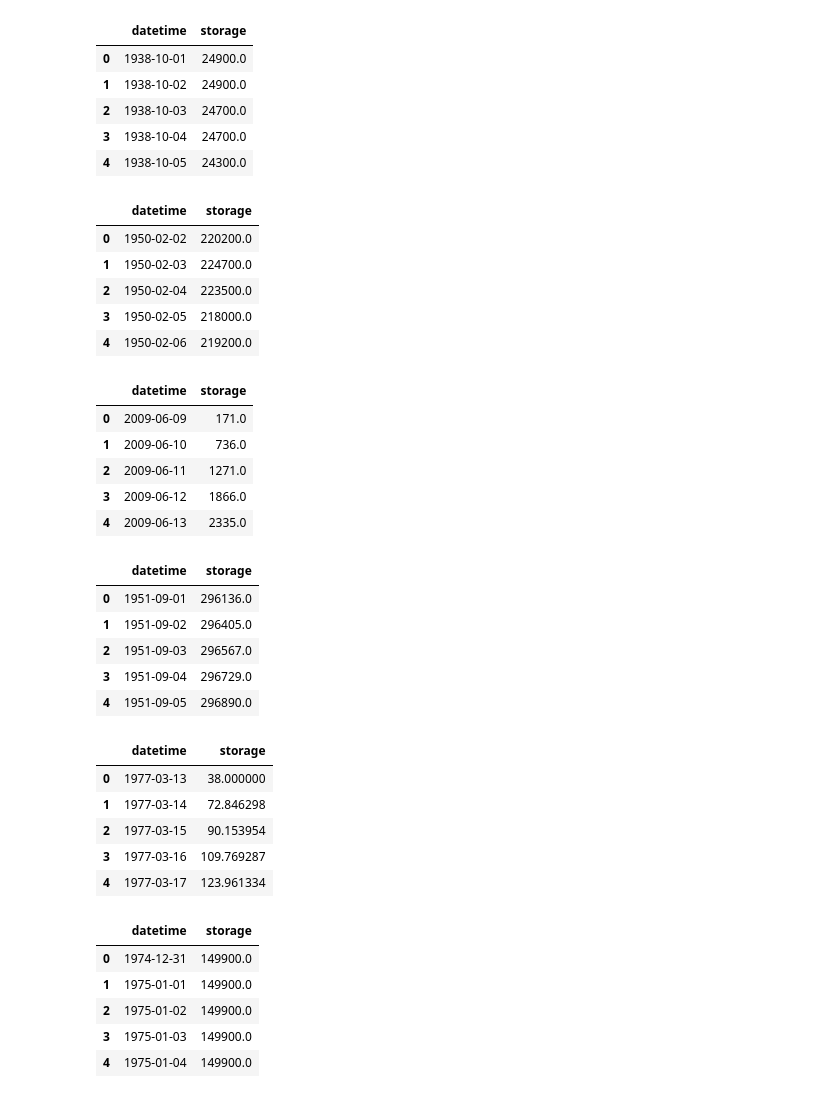
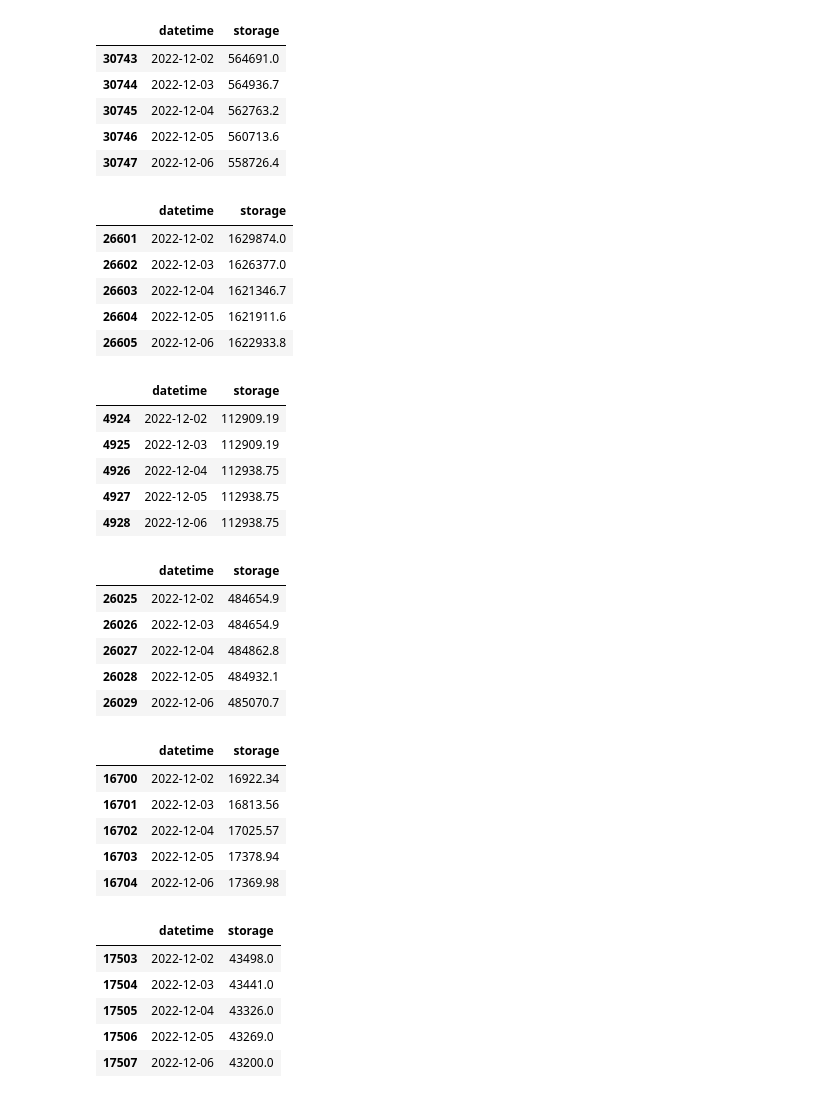
Before and after one commit to lychrst/The_Golf_Courses_of_Wrath, a Jupyter notebook: Up-to-Date_Reservoir_Forecasting.ipynb, the cells around one changed output. Saved outputs shown, nothing was run; the diff lists cells and outputs as text; code cells hidden in the pictures.

```diff
--- a/Up-to-Date_Reservoir_Forecasting.ipynb
+++ b/Up-to-Date_Reservoir_Forecasting.ipynb
@@ -45,84 +66,84 @@ r3 = requests.get(url3)
 open('Lake_Havasu.csv', "wb").write(r3.content)
 Lake_Havasu = pd.read_csv('Lake_Havasu.csv')
 # %%
-Lake_Havasu.head()
+Lake_Havasu.tail()
 # %% [output]
 |  | datetime | storage |
-| 0 | 1938-10-01 | 24900.0 |
-| 1 | 1938-10-02 | 24900.0 |
-| 2 | 1938-10-03 | 24700.0 |
-| 3 | 1938-10-04 | 24700.0 |
-| 4 | 1938-10-05 | 24300.0 |
+| 30743 | 2022-12-02 | 564691.0 |
+| 30744 | 2022-12-03 | 564936.7 |
+| 30745 | 2022-12-04 | 562763.2 |
+| 30746 | 2022-12-05 | 560713.6 |
+| 30747 | 2022-12-06 | 558726.4 |
 # %%
 url4 = 'https://www.usbr.gov/uc/water/hydrodata/reservoir_data/922/csv/17.csv'
 r4 = requests.get(url4)
 open('Lake_Mohave.csv', "wb").write(r4.content)
 Lake_Mohave = pd.read_csv('Lake_Mohave.csv')
 # %%
-Lake_Mohave.head()
+Lake_Mohave.tail()
 # %% [output]
 |  | datetime | storage |
-| 0 | 1950-02-02 | 220200.0 |
-| 1 | 1950-02-03 | 224700.0 |
-| 2 | 1950-02-04 | 223500.0 |
-| 3 | 1950-02-05 | 218000.0 |
-| 4 | 1950-02-06 | 219200.0 |
+| 26601 | 2022-12-02 | 1629874.0 |
+| 26602 | 2022-12-03 | 1626377.0 |
+| 26603 | 2022-12-04 | 1621346.7 |
+| 26604 | 2022-12-05 | 1621911.6 |
+| 26605 | 2022-12-06 | 1622933.8 |
 # %%
 url5 = 'https://www.usbr.gov/uc/water/hydrodata/reservoir_data/3083/csv/17.csv'
 r5 = requests.get(url5)
 open('Lake_Nighthorse.csv', "wb").write(r5.content)
 Lake_Nighthorse = pd.read_csv('Lake_Nighthorse.csv')
 # %%
-Lake_Nighthorse.head()
+Lake_Nighthorse.tail()
 # %% [output]
 |  | datetime | storage |
-| 0 | 2009-06-09 | 171.0 |
-| 1 | 2009-06-10 | 736.0 |
-| 2 | 2009-06-11 | 1271.0 |
-| 3 | 2009-06-12 | 1866.0 |
-| 4 | 2009-06-13 | 2335.0 |
+| 4924 | 2022-12-02 | 112909.19 |
+| 4925 | 2022-12-03 | 112909.19 |
+| 4926 | 2022-12-04 | 112938.75 |
+| 4927 | 2022-12-05 | 112938.75 |
+| 4928 | 2022-12-06 | 112938.75 |
 # %%
 url6 = 'https://www.usbr.gov/uc/water/hydrodata/reservoir_data/100010/csv/17.csv'
 r6 = requests.get(url6)
 open('Granby_Reservoir.csv', "wb").write(r6.content)
 Granby_Reservoir = pd.read_csv('Granby_Reservoir.csv')
 # %%
-Granby_Reservoir.head()
+Granby_Reservoir.tail()
 # %% [output]
 |  | datetime | storage |
-| 0 | 1951-09-01 | 296136.0 |
-| 1 | 1951-09-02 | 296405.0 |
-| 2 | 1951-09-03 | 296567.0 |
-| 3 | 1951-09-04 | 296729.0 |
-| 4 | 1951-09-05 | 296890.0 |
+| 26025 | 2022-12-02 | 484654.9 |
+| 26026 | 2022-12-03 | 484654.9 |
+| 26027 | 2022-12-04 | 484862.8 |
+| 26028 | 2022-12-05 | 484932.1 |
+| 26029 | 2022-12-06 | 485070.7 |
 # %%
 url7 = 'https://www.usbr.gov/uc/water/hydrodata/reservoir_data/915/csv/17.csv'
 r7 = requests.get(url7)
 open('Crystal_Reservoir.csv', "wb").write(r7.content)
 Crystal_Reservoir = pd.read_csv('Crystal_Reservoir.csv')
 # %%
-Crystal_Reservoir.head()
+Crystal_Reservoir.tail()
 # %% [output]
 |  | datetime | storage |
-| 0 | 1977-03-13 | 38.000000 |
-| 1 | 1977-03-14 | 72.846298 |
-| 2 | 1977-03-15 | 90.153954 |
-| 3 | 1977-03-16 | 109.769287 |
-| 4 | 1977-03-17 | 123.961334 |
+| 16700 | 2022-12-02 | 16922.34 |
+| 16701 | 2022-12-03 | 16813.56 |
+| 16702 | 2022-12-04 | 17025.57 |
+| 16703 | 2022-12-05 | 17378.94 |
+| 16704 | 2022-12-06 | 17369.98 |
 # %%
 url8 = 'https://www.usbr.gov/uc/water/hydrodata/reservoir_data/2686/csv/17.csv'
 r8 = requests.get(url8)
 open('Heron_Reservoir.csv', "wb").write(r8.content)
 Heron_Reservoir = pd.read_csv('Heron_Reservoir.csv')
 # %%
-Heron_Reservoir.head()
+Heron_Reservoir.tail()
 # %% [output]
 |  | datetime | storage |
-| 0 | 1974-12-31 | 149900.0 |
-| 1 | 1975-01-01 | 149900.0 |
-| 2 | 1975-01-02 | 149900.0 |
-| 3 | 1975-01-03 | 149900.0 |
-| 4 | 1975-01-04 | 149900.0 |
+| 17503 | 2022-12-02 | 43498.0 |
+| 17504 | 2022-12-03 | 43441.0 |
+| 17505 | 2022-12-04 | 43326.0 |
+| 17506 | 2022-12-05 | 43269.0 |
+| 17507 | 2022-12-06 | 43200.0 |
 # %%
 url9 = 'https://www.usbr.gov/uc/water/hydrodata/reservoir_data/948/csv/17.csv'
 r9 = requests.get(url9)
```
Also changed, not shown: parts of 74 cells of this notebook.
